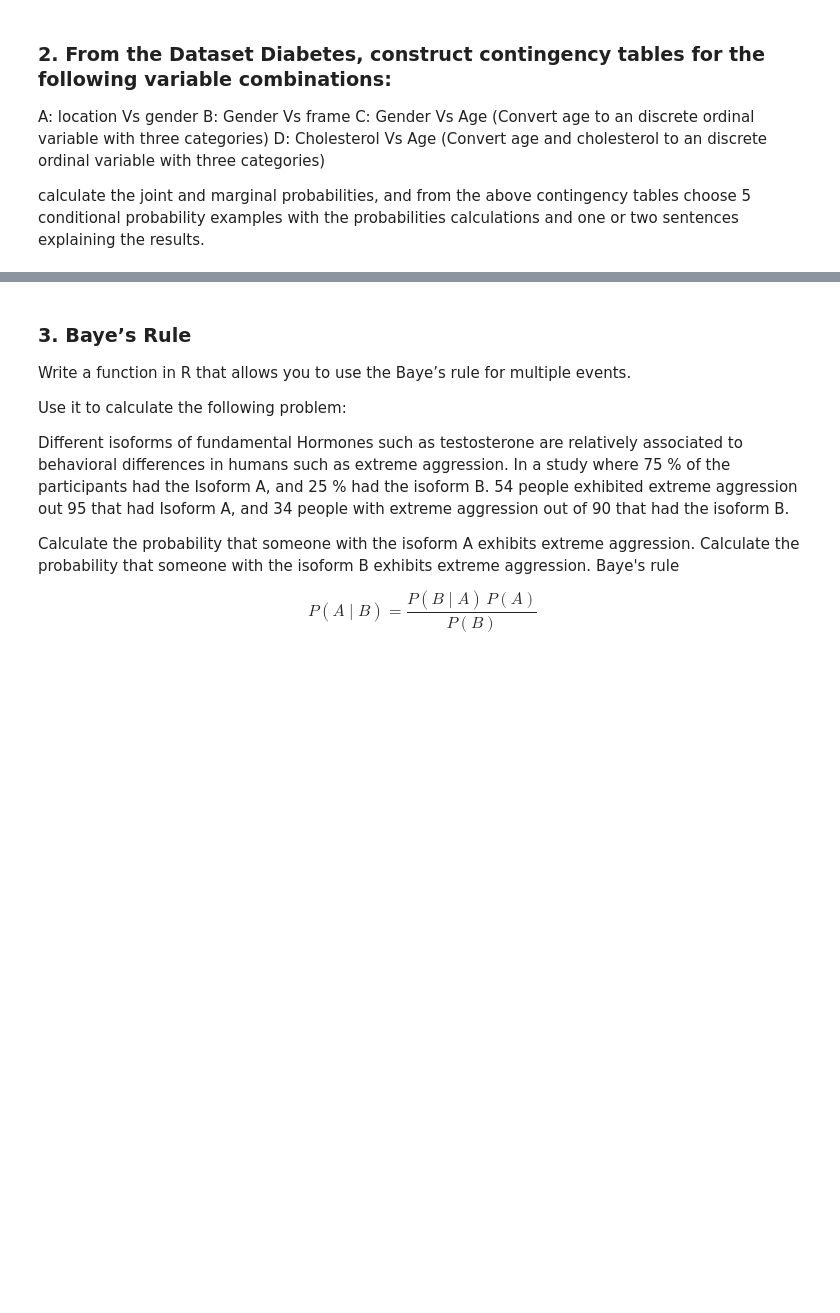
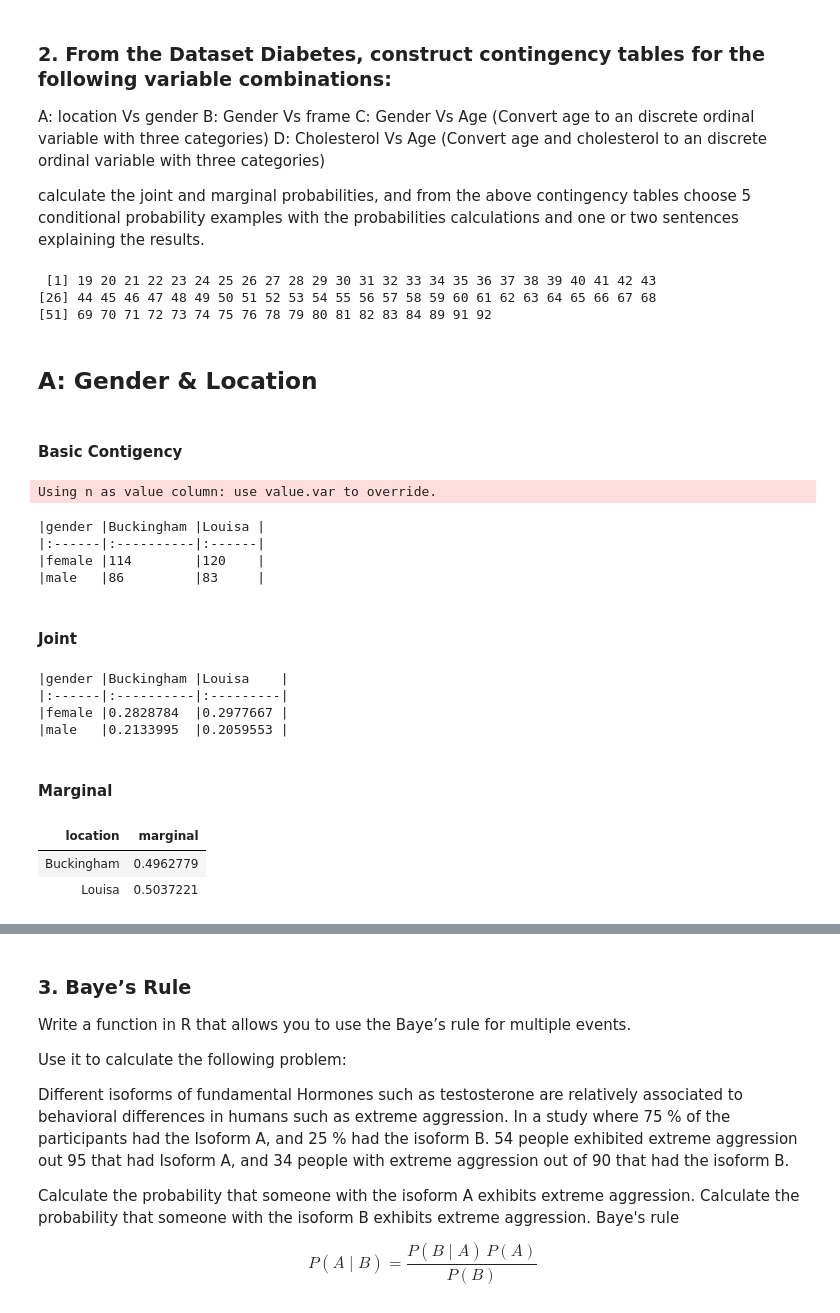
Before and after one commit to RichardOlpin/Stats_Prob, a Jupyter notebook: Module/Week3/Homework 2..ipynb, the cells around one changed output, grey strips where cells are left out. Cells and saved outputs as stored; diff of their text form; code cells hidden in the pictures; blank space fills up the shorter version.

```diff
--- a/Module/Week3/Homework 2..ipynb
+++ b/Module/Week3/Homework 2..ipynb
@@ -13,3 +85,12 @@ C: Gender Vs Age (Convert age to an discrete ordinal variable with three categor
 D: Cholesterol Vs Age (Convert age and cholesterol to an discrete ordinal variable with three categories)
 
 calculate the joint and marginal probabilities, and from the above contingency tables choose 5 conditional probability examples with the probabilities calculations and one or two sentences explaining the results.
+# %%
+diabetes = read.csv(file = "diabetes.csv")
+sort(unique(diabetes$age))
+# %% [output]
+ [1] 19 20 21 22 23 24 25 26 27 28 29 30 31 32 33 34 35 36 37 38 39 40 41 42 43
+[26] 44 45 46 47 48 49 50 51 52 53 54 55 56 57 58 59 60 61 62 63 64 65 66 67 68
+[51] 69 70 71 72 73 74 75 76 78 79 80 81 82 83 84 89 91 92
+# %% [markdown]
+## A: Gender & Location
@@ -15,0 +103,46 @@ calculate the joint and marginal probabilities, and from the above contingency t
+# %% [markdown]
+#### Basic Contigency
+# %%
+diabetes.sex.location.df %>%
+  dcast(gender ~ location, value.nar = "n") %>%
+  kable(align = "l", format = "markdown",
+        table.attr='class="table table-striped table-hover"')
+# %% [output]
+Using n as value column: use value.var to override.
+|gender |Buckingham |Louisa |
+|:------|:----------|:------|
+|female |114        |120    |
+|male   |86         |83     |
+# %% [markdown]
+#### Joint
+# %%
+diabetes.sex.location.prop.df <-
+  diabetes.sex.location.df %>%
+  ungroup() %>%
+  mutate(prop = n / sum(n))
+
+diabetes.sex.location.prop.df %>%
+  dcast(gender ~ location, value.var = "prop") %>%
+  kable(align = "l", format = "markdown",
+        table.attr = 'class="table table-striped table-hover"')
+# %% [output]
+|gender |Buckingham |Louisa    |
+|:------|:----------|:---------|
+|female |0.2828784  |0.2977667 |
+|male   |0.2133995  |0.2059553 |
+# %% [markdown]
+#### Marginal
+# %%
+Sex.marginal.df <-
+  diabetes.sex.location.prop.df %>%
+  group_by(gender) %>%
+  summarize(marginal = sum(prop))
+
+Location.marginal.df <-
+  diabetes.sex.location.prop.df %>%
+  group_by(location) %>%
+  summarize(marginal = sum(prop))
+# %% [output]
+| location | marginal |
+| Buckingham | 0.4962779 |
+| Louisa | 0.5037221 |
```
Also changed, not shown: parts of 18 cells of this notebook, 2 other files.
